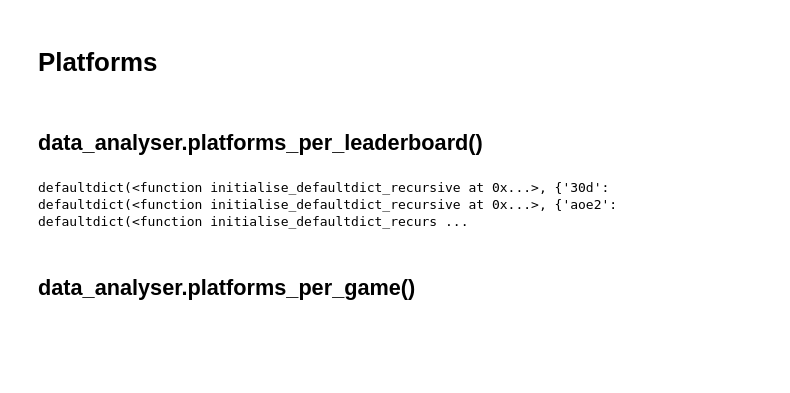
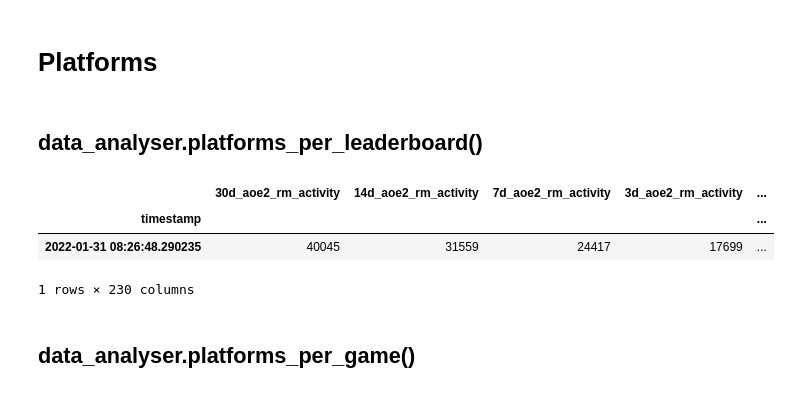
Before and after one commit to simonsan/aoe_playerbase_stats, a Jupyter notebook: notebooks/AoE Playerbase Analysation.ipynb, the cells around one changed output. Saved outputs shown, nothing was run; the diff lists cells and outputs as text; code cells hidden in the pictures; blank space fills up the shorter version.

Commit message:
Add platforms implementation to the notebook II

```diff
--- a/notebooks/AoE Playerbase Analysation.ipynb
+++ b/notebooks/AoE Playerbase Analysation.ipynb
@@ -284,12 +342,15 @@ print(franchise_activity)
 # %%
-country_leaderboard_activity = initialise_defaultdict_recursive()
+# country_leaderboard_activity = initialise_defaultdict_recursive()
 
-for game, leaderboard, _, _, _, in GLOBAL_SETTINGS["LEADERBOARD_SETTINGS"]:
-    for activity_period in GLOBAL_SETTINGS["ACTIVITY_PERIODS"]:
-        try:
-            country_leaderboard_activity[f"{activity_period}d"][game][leaderboard]=ACTIVITY_GL_GROUPS[f"{activity_period}d"].get_group((game, leaderboard))["country_code"].value_counts(normalize=True, dropna=False).head(GLOBAL_SETTINGS["TOP_COUNTRIES"])
-        except (KeyError):
-            country_leaderboard_activity[f"{activity_period}d"][game][leaderboard]=None
+# for game, leaderboard, _, _, _, in GLOBAL_SETTINGS["LEADERBOARD_SETTINGS"]:
+#     for activity_period in GLOBAL_SETTINGS["ACTIVITY_PERIODS"]:
+#         try:
+#             country_leaderboard_activity[f"{activity_period}d"][game][leaderboard]=ACTIVITY_GL_GROUPS[f"{activity_period}d"].get_group((game, leaderboard))["country_code"].value_counts(normalize=True, dropna=False).head(GLOBAL_SETTINGS["TOP_COUNTRIES"])
+#         except (KeyError):
+#             country_leaderboard_activity[f"{activity_period}d"][game][leaderboard]=None
 
-print(country_leaderboard_activity)
+# country_leaderboard_activity
+
+s=ACTIVITY_GL_GROUPS[f"{activity_period}d"].get_group(("aoe2", "rm"))["country_code"].value_counts(normalize=True, dropna=False).head(GLOBAL_SETTINGS["TOP_COUNTRIES"])
+s.T
 # %% [output]
@@ -374,21 +435,27 @@ Length: 534021, dtype: float64
 # %%
 # NOTE: We use max() here because it's unlikely that there will be ever be LESS THAN TWO Relic Link users as long
 # as the franchise is active and this tool is running
 
-platforms_leaderboard_activity = initialise_defaultdict_recursive()
+@with_temporary_dataframe
+def platforms_per_leaderboard(temp_df):
+    for game, leaderboard, _, _, _, in GLOBAL_SETTINGS["LEADERBOARD_SETTINGS"]:
+        for activity_period in GLOBAL_SETTINGS["ACTIVITY_PERIODS"]:
+            try:
+                relic=ACTIVITY_GL_GROUPS[f"{activity_period}d"].get_group((game, leaderboard))[["steam_id"]].value_counts(normalize=True, dropna=False).max()
+                relic=round(relic,4)
+                temp_df[f"{activity_period}d_{game}_{leaderboard}_platform_steam"]= 1-relic
+                temp_df[f"{activity_period}d_{game}_{leaderboard}_platform_relic"]= relic
+            except (KeyError):
+                temp_df[f"{activity_period}d_{game}_{leaderboard}_platforms_steam"]= None
+                temp_df[f"{activity_period}d_{game}_{leaderboard}_platforms_relic"]= None
 
-for game, leaderboard, _, _, _, in GLOBAL_SETTINGS["LEADERBOARD_SETTINGS"]:
-    for activity_period in GLOBAL_SETTINGS["ACTIVITY_PERIODS"]:
-        try:
-            relic=ACTIVITY_GL_GROUPS[f"{activity_period}d"].get_group((game, leaderboard))[["steam_id"]].value_counts(normalize=True, dropna=False).max()
-            relic=round(relic,4)
-            platforms_leaderboard_activity[f"{activity_period}d"][game][leaderboard]={
-                "steam": 1-relic,
-                "ms_store": relic,
-            }
-        except (KeyError):
-            platforms_leaderboard_activity[f"{activity_period}d"][game][leaderboard]=None
+    return temp_df
 
-print(platforms_leaderboard_activity)
+platforms_per_leaderboard()
+
+DF_OUT
 # %% [output]
+|  | 30d_aoe2_rm_activity | 14d_aoe2_rm_activity | 7d_aoe2_rm_activity | 3d_aoe2_rm_activity | ... |
+| timestamp |  |  |  |  | ... |
+| 2022-01-31 08:26:48.290235 | 40045 | 31559 | 24417 | 17699 | ... |
-defaultdict(<function initialise_defaultdict_recursive at 0x...>, {'30d': defaultdict(<function initialise_defaultdict_recursive at 0x...>, {'aoe2': defaultdict(<function initialise_defaultdict_recurs ...
+1 rows × 230 columns
```
Also changed, not shown: parts of 13 cells of this notebook, 1 other file.
